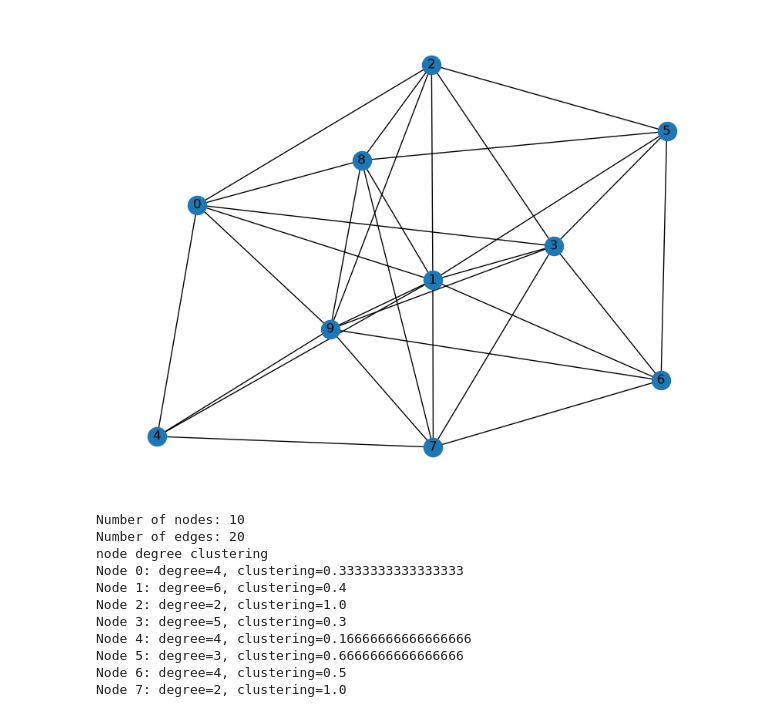
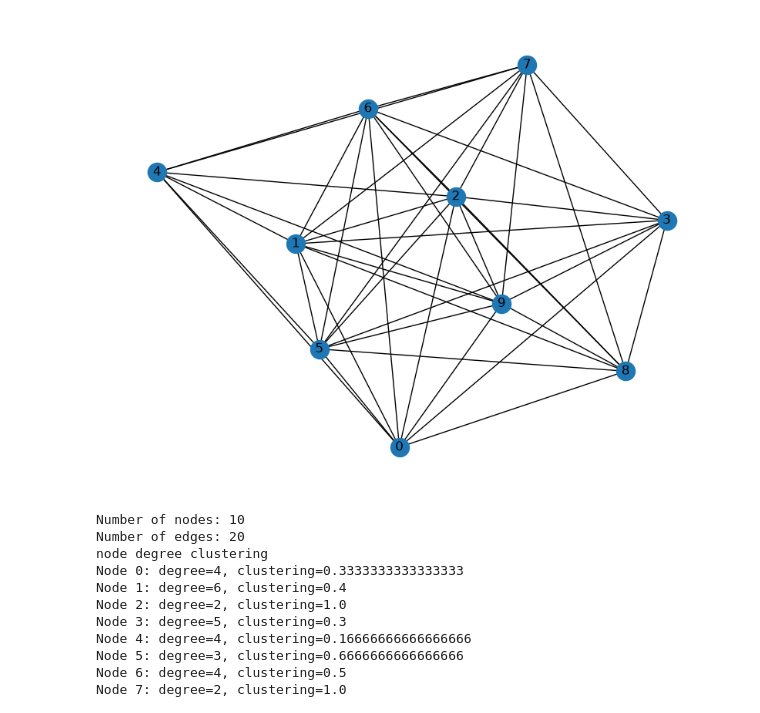
Before and after one commit to denironyx/playground, a Jupyter notebook: networkx/notebook/erdos-renyi-networks.ipynb, the cells around one changed output. Saved outputs shown, nothing was run; the diff lists cells and outputs as text; code cells hidden in the pictures.

```diff
--- a/networkx/notebook/erdos-renyi-networks.ipynb
+++ b/networkx/notebook/erdos-renyi-networks.ipynb
@@ -3,15 +3,15 @@ import matplotlib.pyplot as plt
 import networkx as nx
 # %%
 n = 10  # number of nodes
-m = 30  # number of edges
+m = 40  # number of edges
 seed = 42  # random seed for reproducibility
 
 # Generate an Erdős-Rényi graph
 G = nx.erdos_renyi_graph(n, m / (n * (n - 1) / 2), seed=seed)
 plt.figure(figsize=(8, 6))
 nx.draw(G, with_labels=True)
 # %% [output]
-[figure, old version]
+[figure, new version]
 # %%
 n = 10  # number of nodes
 m = 20  # number of edges
```
